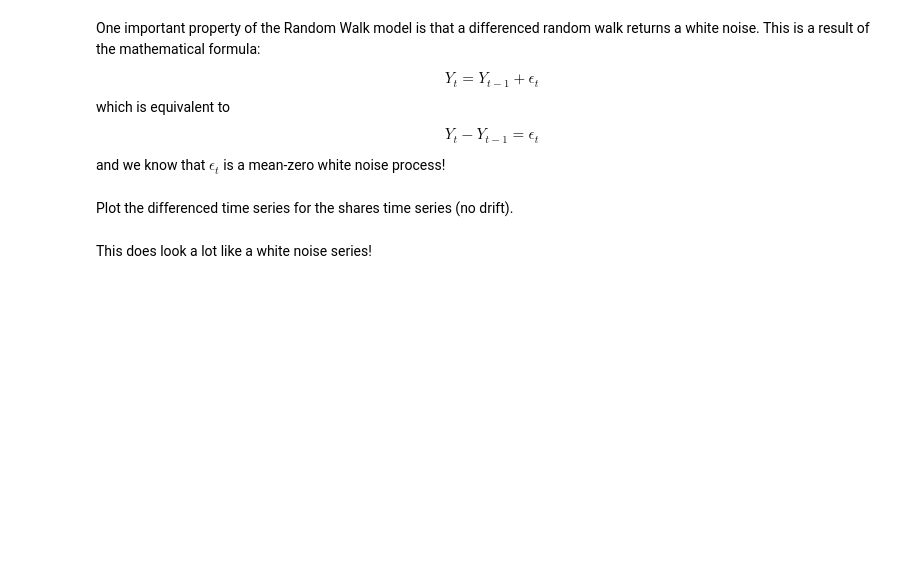
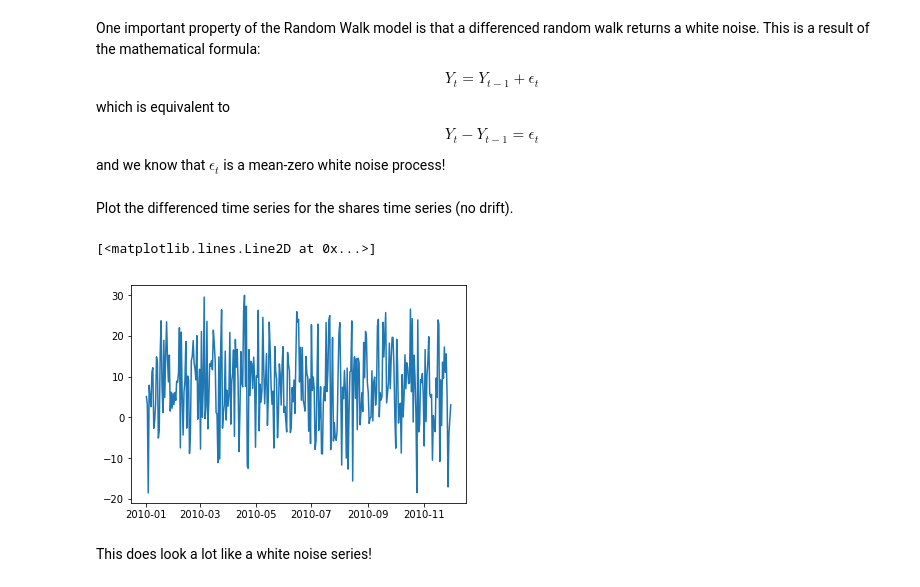
Before and after one commit to colemiller94/dsc-3-26-03-basic-time-series-models-lab-nyc-ds-career-012819, a Jupyter notebook: index.ipynb, the cells around one changed output. Cells and saved outputs as stored; diff of their text form; code cells hidden in the pictures; blank space fills up the shorter version.

```diff
--- a/index.ipynb
+++ b/index.ipynb
@@ -176,7 +176,10 @@ and we know that $\epsilon_t$ is a mean-zero white noise process!
 Plot the differenced time series for the shares time series (no drift).
 # %%
 # your code here
-shares_series.diff()
+plt.plot(shares_series.diff())
+# %% [output]
+[<matplotlib.lines.Line2D at 0x...>]
+[figure, added]
 # %% [markdown]
 This does look a lot like a white noise series!
 # %% [markdown]
```
